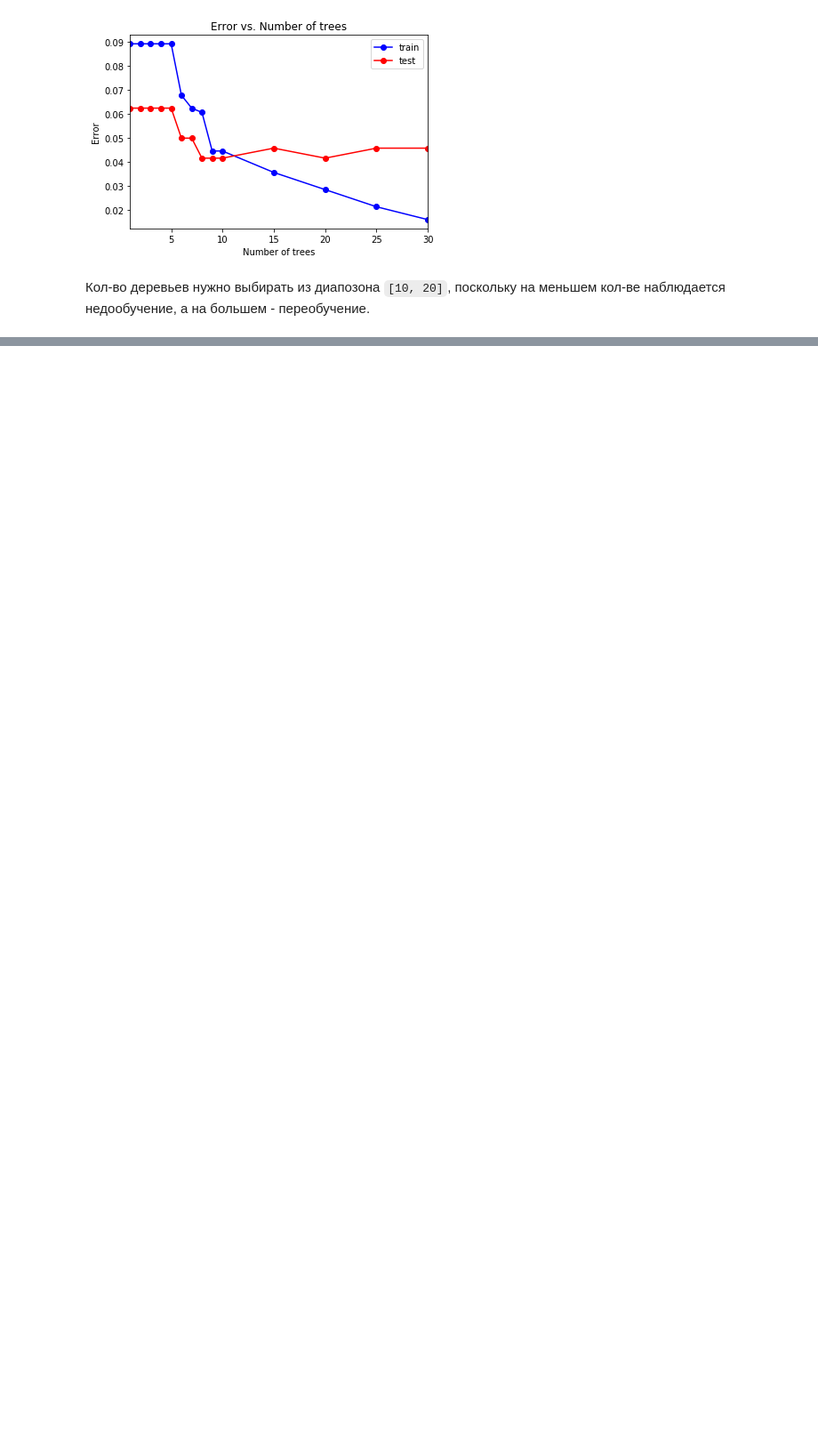
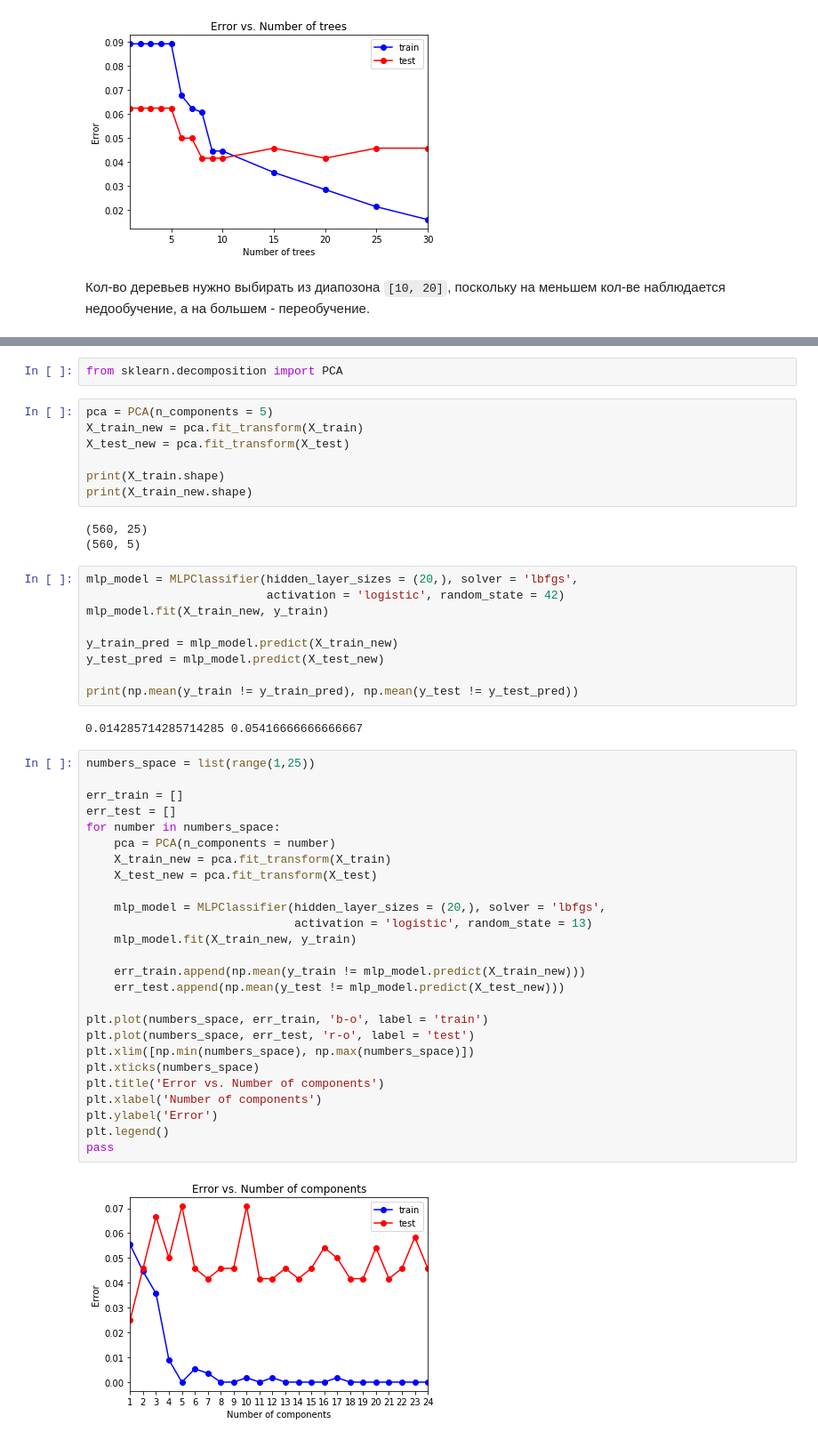
Before and after one commit to Edvard-Hagerup-Grieg/UNN-MachineLearning, a Jupyter notebook: Lab1.ipynb, the cells around one changed output, grey strips where cells are left out. Shown at 89% size. Drawn from its saved outputs; the diff is of its cells as text; blank space fills up the shorter version.

```diff
--- a/Lab1.ipynb
+++ b/Lab1.ipynb
@@ -821,0 +824,51 @@ pass
+# %%
+from sklearn.decomposition import PCA
+# %%
+pca = PCA(n_components = 5)
+X_train_new = pca.fit_transform(X_train)
+X_test_new = pca.fit_transform(X_test)
+
+print(X_train.shape)
+print(X_train_new.shape)
+# %% [output]
+(560, 25)
+(560, 5)
+# %%
+mlp_model = MLPClassifier(hidden_layer_sizes = (20,), solver = 'lbfgs',
+                          activation = 'logistic', random_state = 42)
+mlp_model.fit(X_train_new, y_train)
+
+y_train_pred = mlp_model.predict(X_train_new)
+y_test_pred = mlp_model.predict(X_test_new)
+
+print(np.mean(y_train != y_train_pred), np.mean(y_test != y_test_pred))
+# %% [output]
+0.014285714285714285 0.05416666666666667
+# %%
+numbers_space = list(range(1,25))
+
+err_train = []
+err_test = []
+for number in numbers_space:
+    pca = PCA(n_components = number)
+    X_train_new = pca.fit_transform(X_train)
+    X_test_new = pca.fit_transform(X_test)
+
+    mlp_model = MLPClassifier(hidden_layer_sizes = (20,), solver = 'lbfgs',
+                              activation = 'logistic', random_state = 13)
+    mlp_model.fit(X_train_new, y_train)
+
+    err_train.append(np.mean(y_train != mlp_model.predict(X_train_new)))
+    err_test.append(np.mean(y_test != mlp_model.predict(X_test_new)))
+
+plt.plot(numbers_space, err_train, 'b-o', label = 'train')
+plt.plot(numbers_space, err_test, 'r-o', label = 'test')
+plt.xlim([np.min(numbers_space), np.max(numbers_space)])
+plt.xticks(numbers_space)
+plt.title('Error vs. Number of components')
+plt.xlabel('Number of components')
+plt.ylabel('Error')
+plt.legend()
+pass
+# %% [output]
+[figure, added]
```
Also changed, not shown: parts of 8 cells of this notebook.
